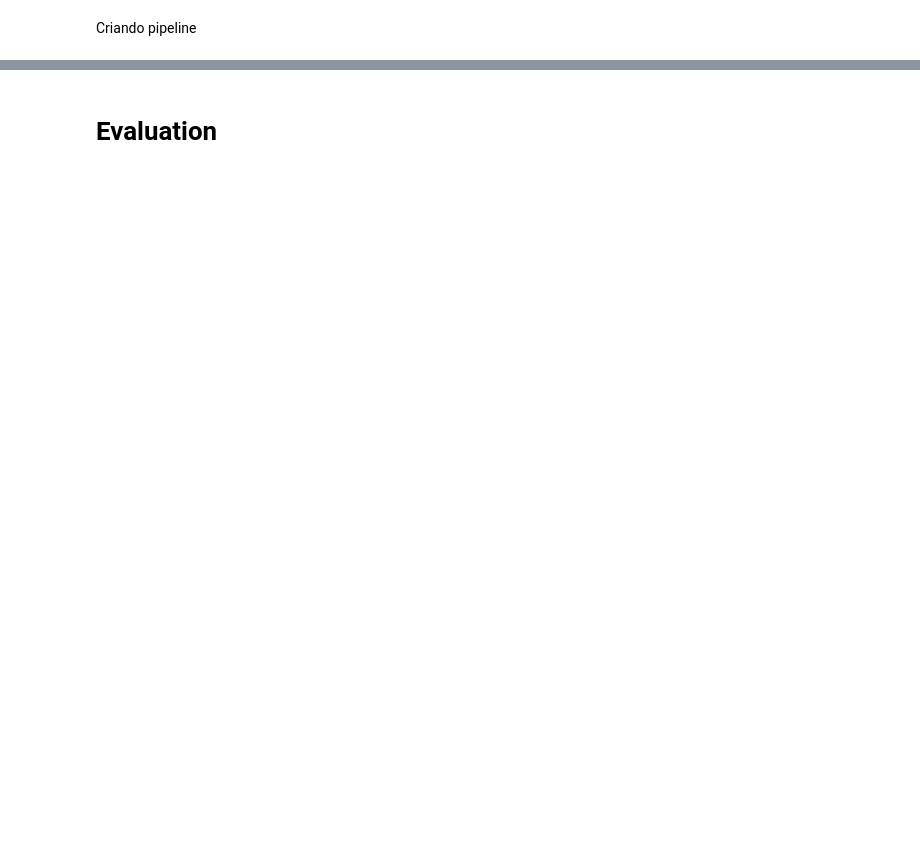
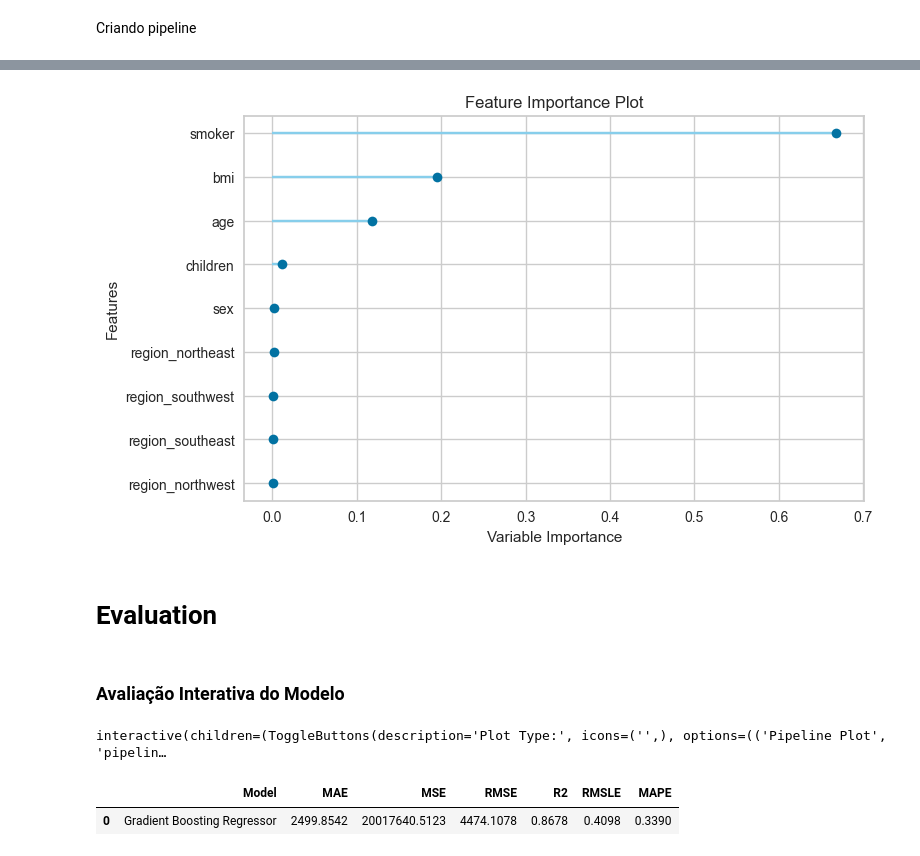
Before and after one commit to gabrielcapela/AutoML-Projects, a Jupyter notebook: Regression/health_insurance_cost_prediction.ipynb, the cells around one changed output, grey strips where cells are left out. Saved outputs shown, nothing was run; the diff lists cells and outputs as text; code cells hidden in the pictures; blank space fills up the shorter version.

```diff
--- a/Regression/health_insurance_cost_prediction.ipynb
+++ b/Regression/health_insurance_cost_prediction.ipynb
@@ -195,0 +284,4 @@ reg = setup(data = train,
+# %%
+# feature importances
+plot_model(tuned_gbr, plot='feature')
+# %% [output]
@@ -196,2 +289,16 @@ reg = setup(data = train,
+[figure, added]
 # %% [markdown]
 # Evaluation
+# %% [markdown]
+### Avaliação Interativa do Modelo
+# %%
+# avaliando o modelo
+evaluate_model(tuned_gbr)
+# %% [output]
+interactive(children=(ToggleButtons(description='Plot Type:', icons=('',), options=(('Pipeline Plot', 'pipelin…
+# %%
+# fazendo previsões
+predict_model(tuned_gbr);
+# %% [output]
+|  | Model | MAE | MSE | RMSE | R2 | RMSLE | MAPE |
+| 0 | Gradient Boosting Regressor | 2499.8542 | 20017640.5123 | 4474.1078 | 0.8678 | 0.4098 | 0.3390 |
```
Also changed, not shown: parts of 35 cells of this notebook.
